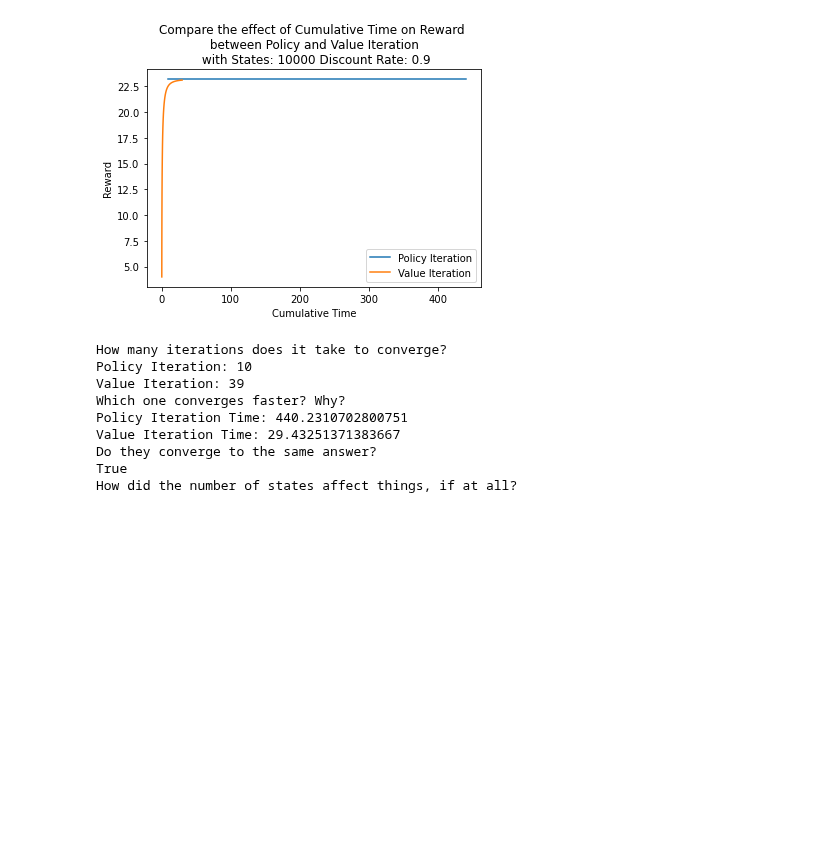
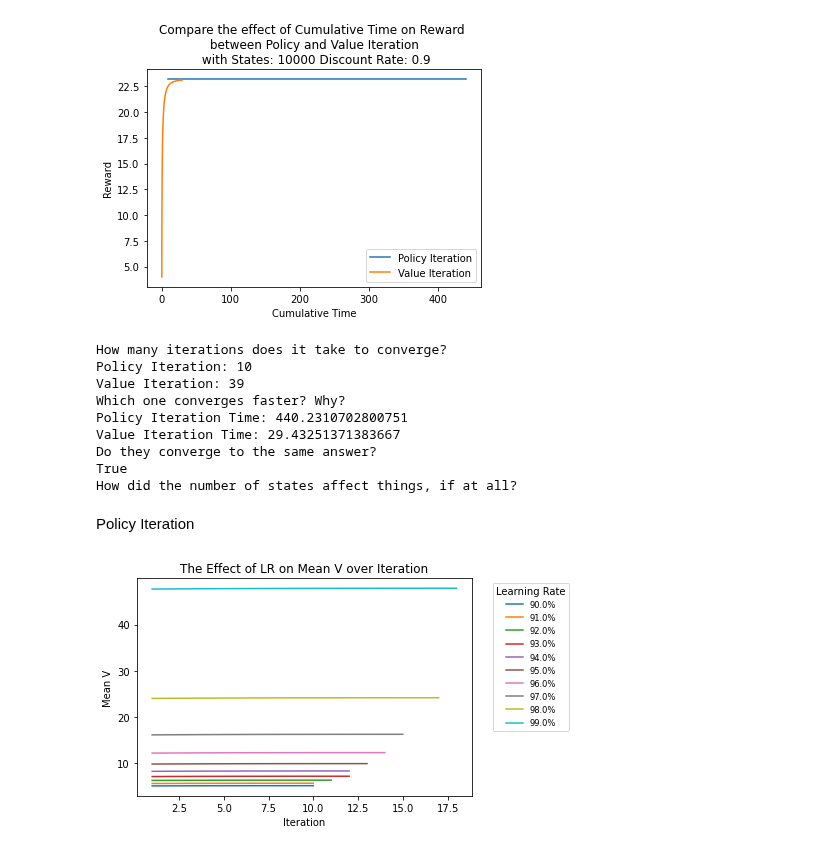
Before and after one commit to amandahutter/CS_7641, a Jupyter notebook: A4: Reinforcement Learning/A4 RL Forest FrozenLake.ipynb, the cells around one changed output. Saved outputs shown, nothing was run; the diff lists cells and outputs as text; code cells hidden in the pictures; blank space fills up the shorter version.

```diff
--- a/A4: Reinforcement Learning/A4 RL Forest FrozenLake.ipynb
+++ b/A4: Reinforcement Learning/A4 RL Forest FrozenLake.ipynb
@@ -416,0 +436,23 @@ for LR in learning_rates:
+# %% [markdown]
+Policy Iteration
+# %%
+def plot_parameter_tuning(results, hyperparam, x_var, y_var):
+
+    for i in range(0, len(results[hyperparam])):
+        label = results[hyperparam][i]
+        label = np.around(label, 2)
+        label = '{:.1%}'.format(label)
+
+        x = results[x_var][i]
+        y = results[y_var][i]
+        plt.plot(x, y, label = label)
+
+    plt.title("The Effect of " + hyperparam + " on " + y_var + " over " + x_var)
+    plt.xlabel(x_var)
+    plt.ylabel(y_var)
+    plt.legend(title = 'Learning Rate', bbox_to_anchor=(1.05, 1), loc='upper left',fontsize='small', fancybox=True)
+    plt.show()
+# %%
+plot_parameter_tuning(pi_LR_dict, "LR", "Iteration", "Mean V")
+# %% [output]
+[figure, added]
```
Also changed, not shown: parts of 11 cells of this notebook.
